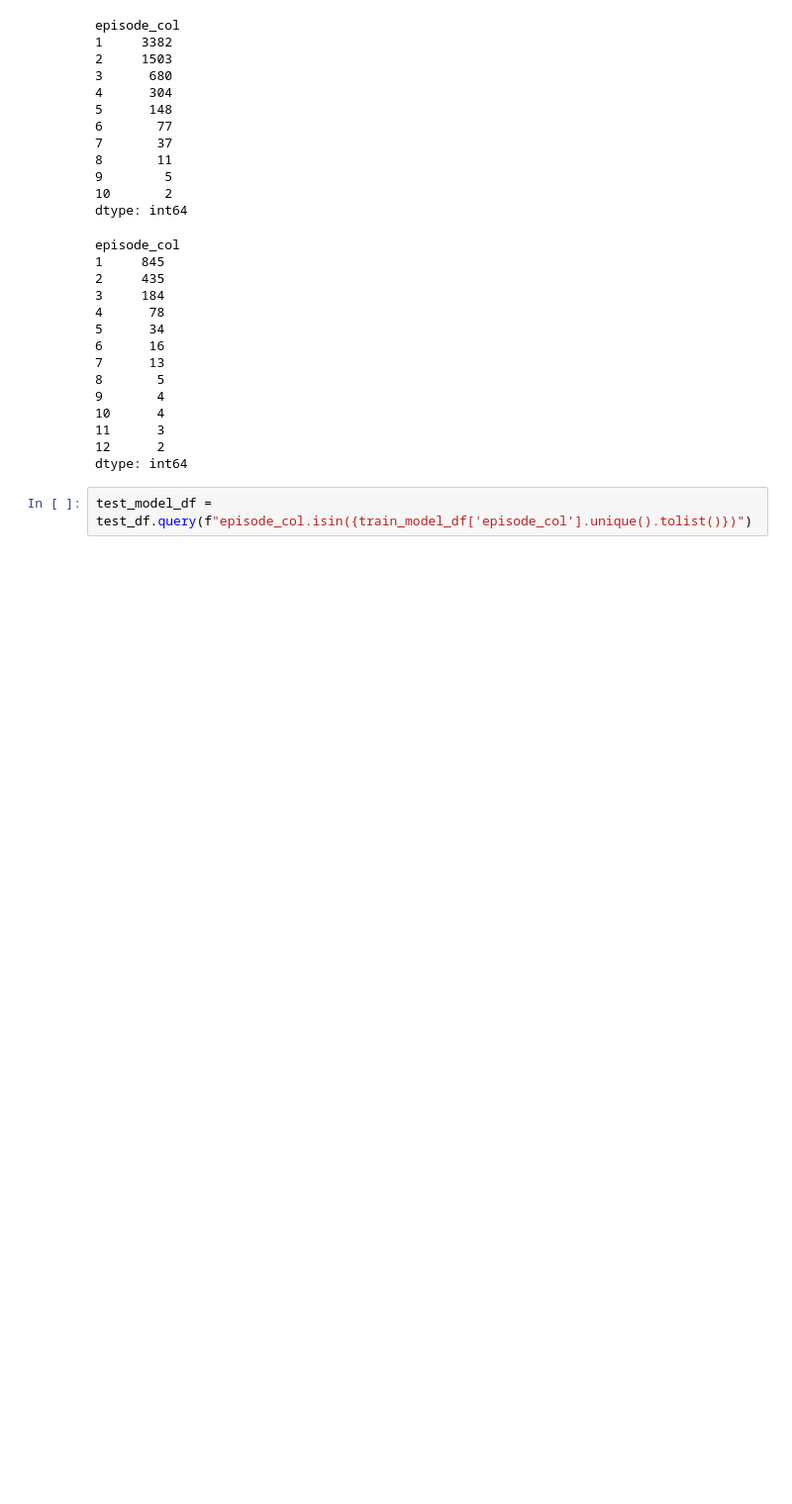
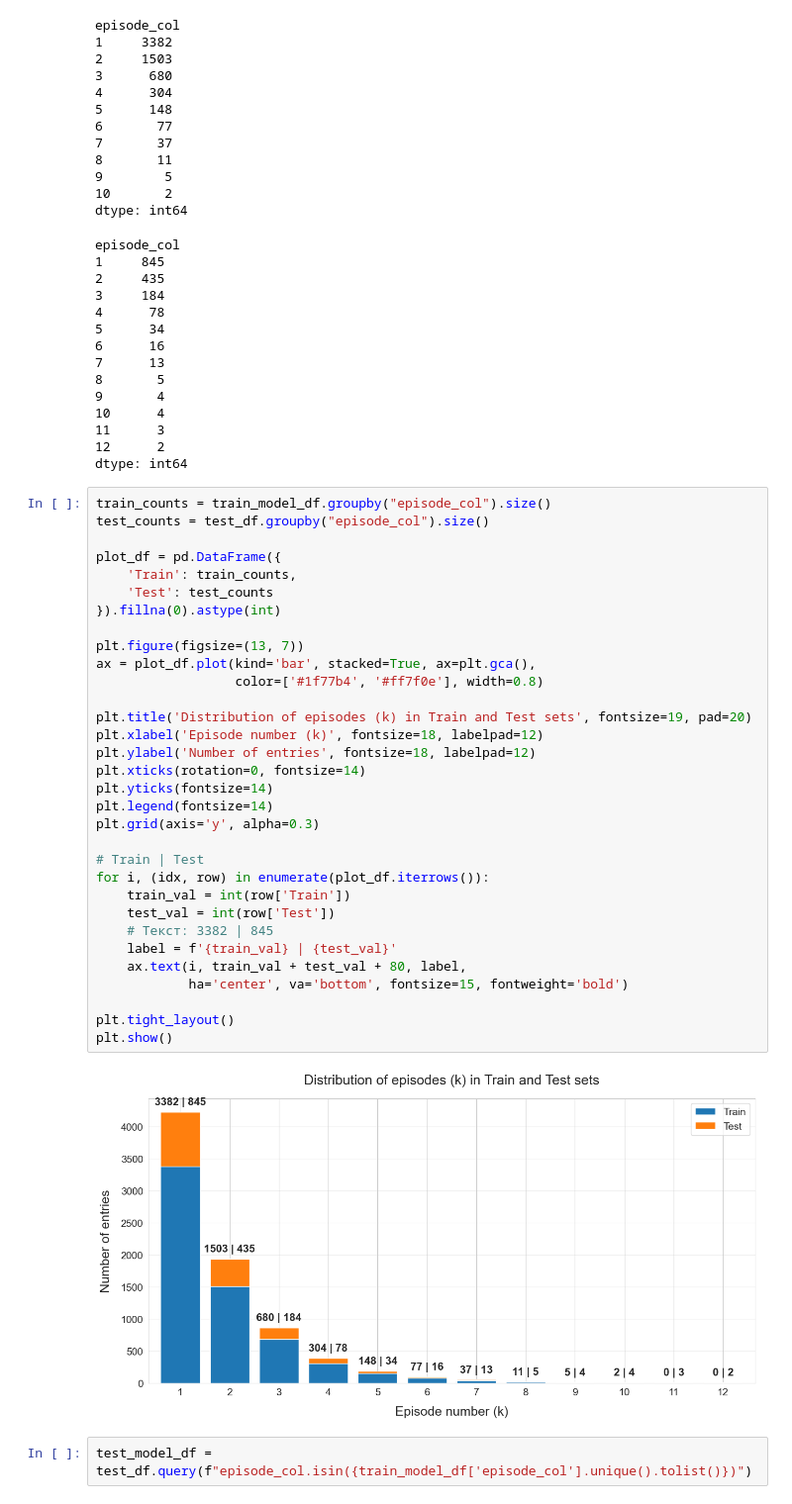
Before and after one commit to DKoleda6/recurrent_event, a Jupyter notebook: exp_common.ipynb, the cells around one changed output. Shown at 99% size. Drawn from its saved outputs; the diff is of its cells as text; blank space fills up the shorter version.

```diff
--- a/exp_common.ipynb
+++ b/exp_common.ipynb
@@ -192,6 +210,40 @@ episode_col
 11      3
 12      2
 dtype: int64
+# %%
+train_counts = train_model_df.groupby("episode_col").size()
+test_counts = test_df.groupby("episode_col").size()
+
+plot_df = pd.DataFrame({
+    'Train': train_counts,
+    'Test': test_counts
+}).fillna(0).astype(int)
+
+plt.figure(figsize=(13, 7))
+ax = plot_df.plot(kind='bar', stacked=True, ax=plt.gca(),
+                  color=['#1f77b4', '#ff7f0e'], width=0.8)
+
+plt.title('Distribution of episodes (k) in Train and Test sets', fontsize=19, pad=20)
+plt.xlabel('Episode number (k)', fontsize=18, labelpad=12)
+plt.ylabel('Number of entries', fontsize=18, labelpad=12)
+plt.xticks(rotation=0, fontsize=14)
+plt.yticks(fontsize=14)
+plt.legend(fontsize=14)
+plt.grid(axis='y', alpha=0.3)
+
+# Train | Test
+for i, (idx, row) in enumerate(plot_df.iterrows()):
+    train_val = int(row['Train'])
+    test_val = int(row['Test'])
+    # Текст: 3382 | 845
+    label = f'{train_val} | {test_val}'
+    ax.text(i, train_val + test_val + 80, label,
+            ha='center', va='bottom', fontsize=15, fontweight='bold')
+
+plt.tight_layout()
+plt.show()
+# %% [output]
+[figure, added]
 # %%
 test_model_df = test_df.query(f"episode_col.isin({train_model_df['episode_col'].unique().tolist()})")
 # %%
```
Also changed, not shown: parts of 10 cells of this notebook, 2 other files.
